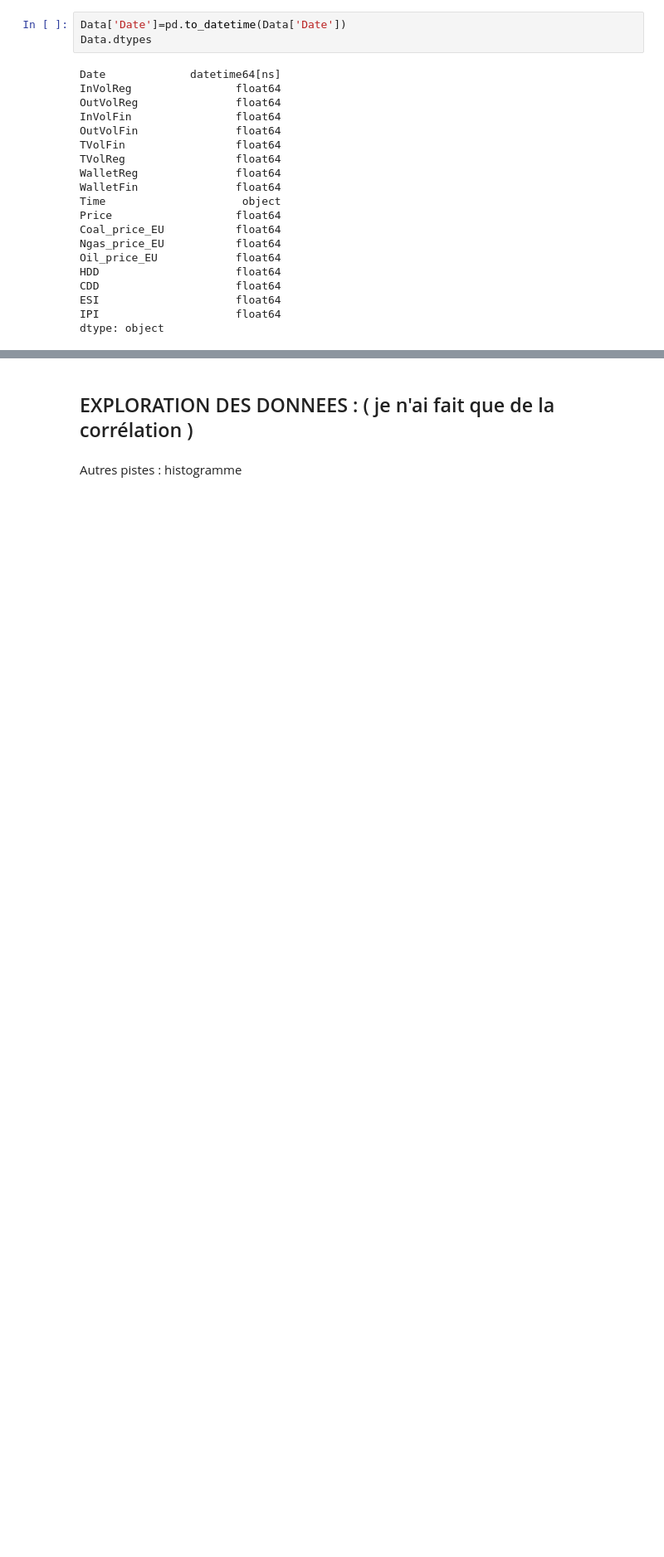
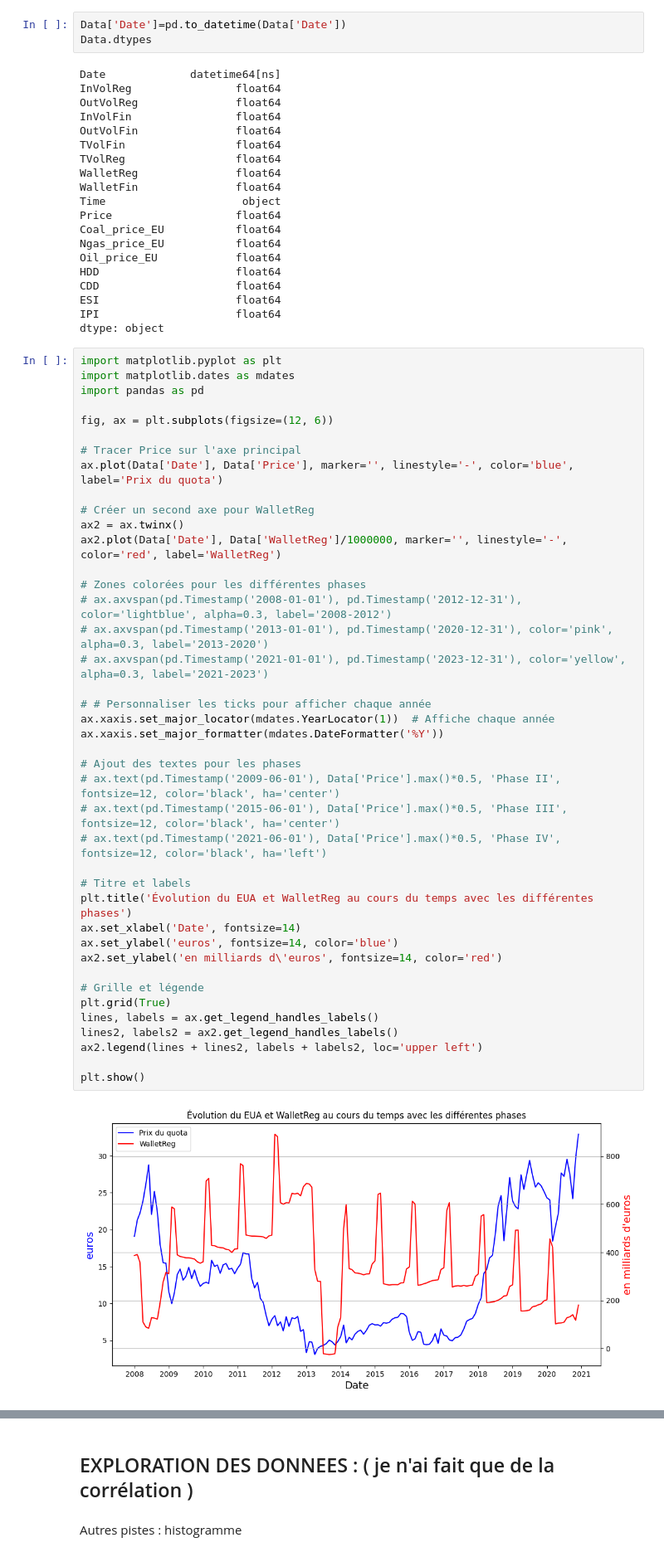
Before and after one commit to ZoeRouquie/Banking-EU-ETS, a Jupyter notebook: LAETITIA/ANALYSE _cluster0.ipynb, the cells around one changed output, grey strips where cells are left out. Shown: that part at 83% size. Cells and saved outputs as stored; diff of their text form; blank space fills up the shorter version.

```diff
--- a/LAETITIA/ANALYSE _cluster0.ipynb
+++ b/LAETITIA/ANALYSE _cluster0.ipynb
@@ -66,6 +66,49 @@ CDD                     float64
 ESI                     float64
 IPI                     float64
 dtype: object
+# %%
+import matplotlib.pyplot as plt
+import matplotlib.dates as mdates
+import pandas as pd
+
+fig, ax = plt.subplots(figsize=(12, 6))
+
+# Tracer Price sur l'axe principal
+ax.plot(Data['Date'], Data['Price'], marker='', linestyle='-', color='blue', label='Prix du quota')
+
+# Créer un second axe pour WalletReg
+ax2 = ax.twinx()
+ax2.plot(Data['Date'], Data['WalletReg']/1000000, marker='', linestyle='-', color='red', label='WalletReg')
+
+# Zones colorées pour les différentes phases
+# ax.axvspan(pd.Timestamp('2008-01-01'), pd.Timestamp('2012-12-31'), color='lightblue', alpha=0.3, label='2008-2012')
+# ax.axvspan(pd.Timestamp('2013-01-01'), pd.Timestamp('2020-12-31'), color='pink', alpha=0.3, label='2013-2020')
+# ax.axvspan(pd.Timestamp('2021-01-01'), pd.Timestamp('2023-12-31'), color='yellow', alpha=0.3, label='2021-2023')
+
+# # Personnaliser les ticks pour afficher chaque année
+ax.xaxis.set_major_locator(mdates.YearLocator(1))  # Affiche chaque année
+ax.xaxis.set_major_formatter(mdates.DateFormatter('%Y'))
+
+# Ajout des textes pour les phases
+# ax.text(pd.Timestamp('2009-06-01'), Data['Price'].max()*0.5, 'Phase II', fontsize=12, color='black', ha='center')
+# ax.text(pd.Timestamp('2015-06-01'), Data['Price'].max()*0.5, 'Phase III', fontsize=12, color='black', ha='center')
+# ax.text(pd.Timestamp('2021-06-01'), Data['Price'].max()*0.5, 'Phase IV', fontsize=12, color='black', ha='left')
+
+# Titre et labels
+plt.title('Évolution du EUA et WalletReg au cours du temps avec les différentes phases')
+ax.set_xlabel('Date', fontsize=14)
+ax.set_ylabel('euros', fontsize=14, color='blue')
+ax2.set_ylabel('en milliards d\'euros', fontsize=14, color='red')
+
+# Grille et légende
+plt.grid(True)
+lines, labels = ax.get_legend_handles_labels()
+lines2, labels2 = ax2.get_legend_handles_labels()
+ax2.legend(lines + lines2, labels + labels2, loc='upper left')
+
+plt.show()
+# %% [output]
+[figure, added]
 # %%
 import matplotlib.dates as mdates
 fig,ax=plt.subplots(figsize=(12, 6))
```
Also changed, not shown: parts of 2 cells of this notebook, 8 other files.
